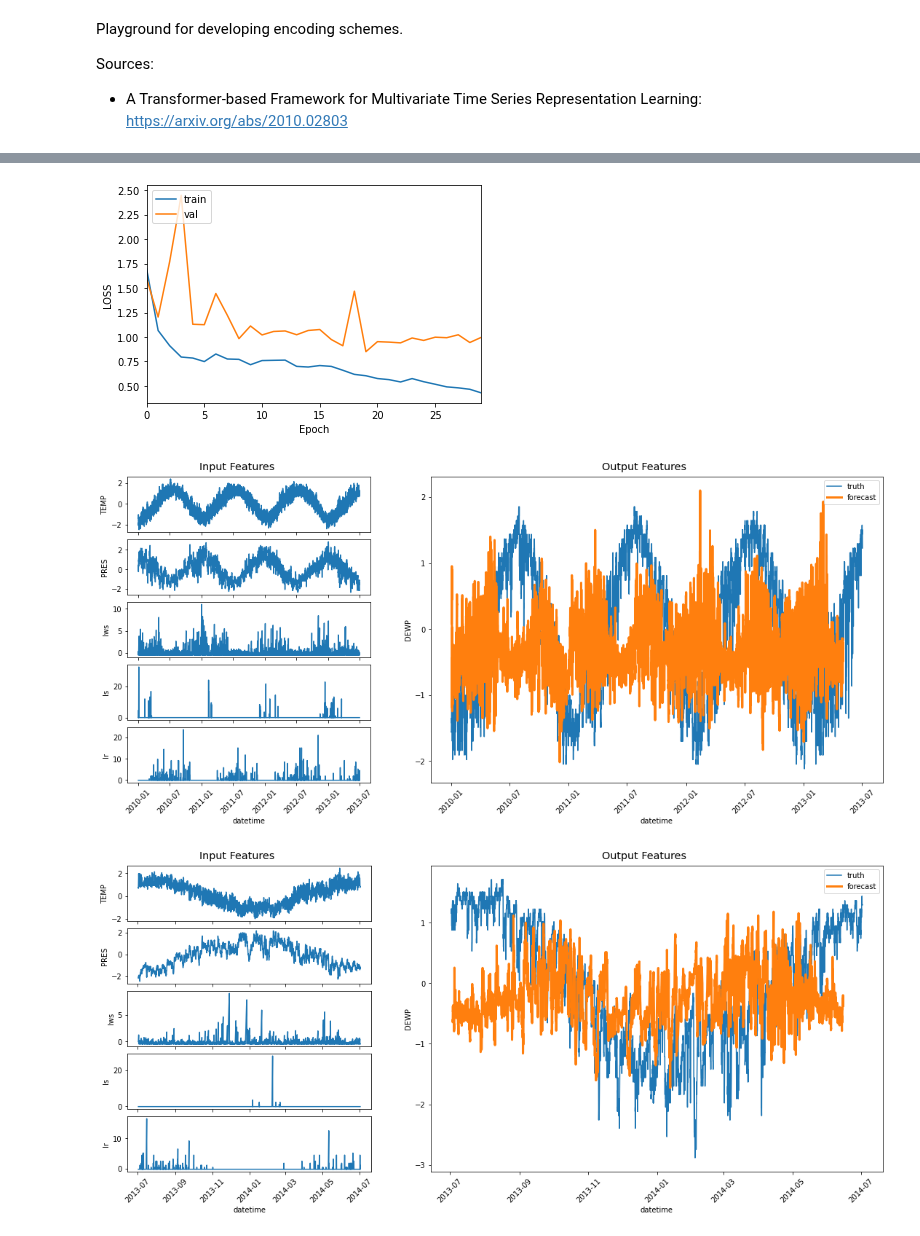
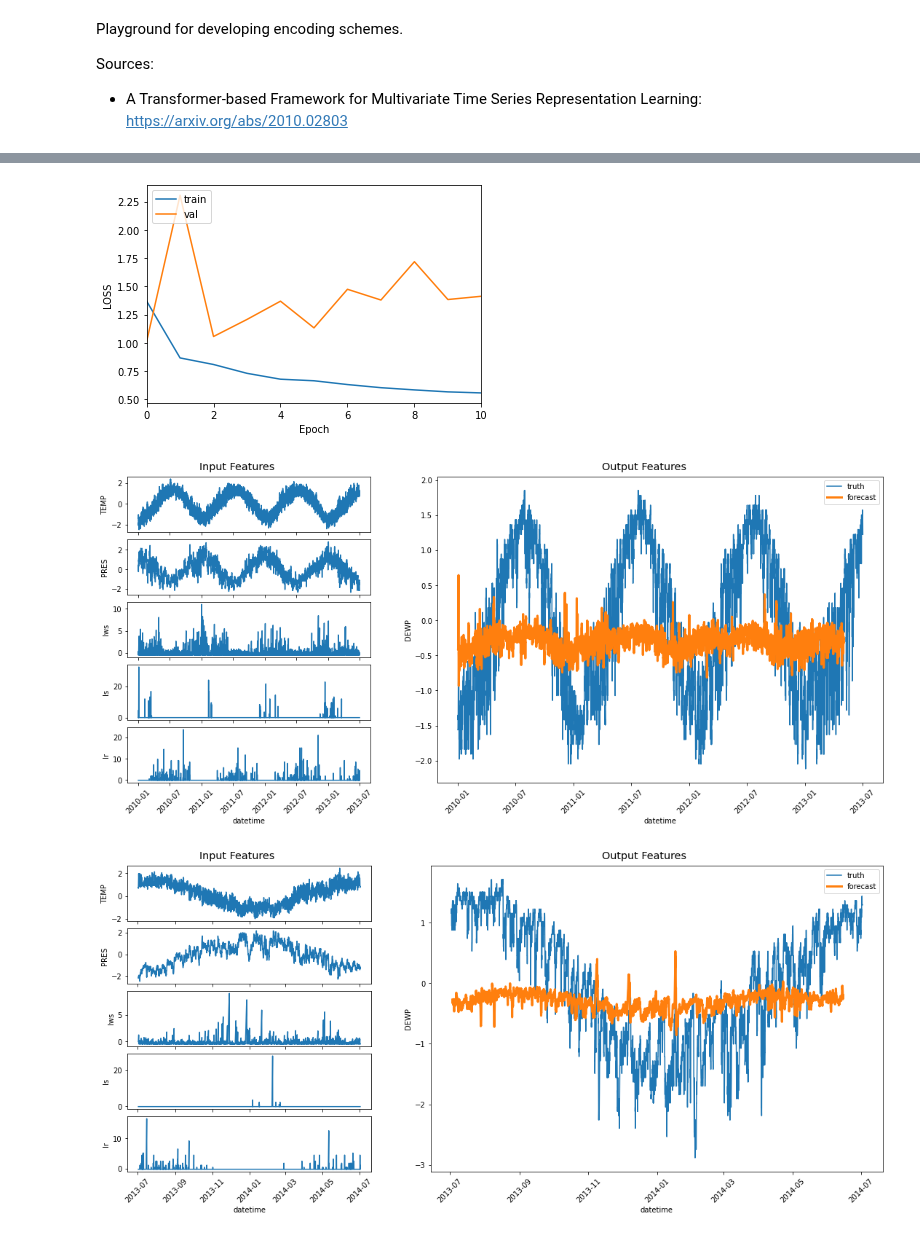
Before and after one commit to news-vt/makassar-ml, a Jupyter notebook: jupyter/encoding.ipynb, the cells around one changed output, grey strips where cells are left out. Cells and saved outputs as stored; diff of their text form; code cells hidden in the pictures.

Commit message:
wip: Training with latest Time2Vec updates

```diff
--- a/jupyter/encoding.ipynb
+++ b/jupyter/encoding.ipynb
@@ -44,7 +44,7 @@ KERAS_TUNER_PATH.mkdir(parents=True, exist_ok=True)
 # %%
 # Define data and training parameters.
 epochs = 50
-in_seq_len = 30
+in_seq_len = 24
 out_seq_len = 1
 shift = 1
 split = (0.7,0.2,0.1)
@@ -52,8 +52,10 @@ split = (0.7,0.2,0.1)
 # in_feat = ['year','month','day','hour','DEWP']
 # in_feat = ['DEWP']
 in_feat = ['TEMP','PRES','Iws','Is','Ir']
+# in_feat = ['DEWP','TEMP','PRES','Iws','Is','Ir']
 # in_feat = ['year','month','day','hour','TEMP','Iws','Is','Ir']
 out_feat = ['DEWP']
+# out_feat = ['pm2.5']
 # out_feat = ['DEWP', 'PRES']
 batch_size = 128
 shuffle = False
@@ -77,7 +79,8 @@ del dataset_train # Free memory.
 
 
 # Create learning rate schedule.
-n_steps = epochs*batches
+# n_steps = epochs*batches
+n_steps = 10*batches
 lr_schedule = ml.schedules.LinearWarmupLearningRateScheduleWrapper(
     keras.experimental.CosineDecay
     )(
@@ -112,8 +115,10 @@ def build_model_func() -> keras.Model:
         in_feat=len(in_feat),
         out_feat=len(out_feat),
         fc_units=[64,64],
-        embed_dim=128,
-        n_heads=16,
+        # embed_dim=128,
+        embed_dim=64,
+        # n_heads=16,
+        n_heads=8,
         ff_dim=256,
         dropout=0.1,
         n_encoders=3,
@@ -122,8 +127,9 @@ def build_model_func() -> keras.Model:
     # Build model.
     inp = keras.Input(shape=(hparams['in_seq_len'], hparams['in_feat']))
     x = inp
-    x = ml.layers.LinearEmbedding2D(embed_dim=hparams['embed_dim'])(x)
-    x = ml.layers.LinearEncoding2D()(x)
+    # x = ml.layers.LinearEmbedding2D(embed_dim=hparams['embed_dim'])(x)
+    # # x = ml.layers.LinearEncoding2D()(x) # Positional encoding.
+    x = ml.layers.Time2Vec(embed_dim=hparams['embed_dim'])(x) # Positional encoding.
     for _ in range(hparams['n_encoders']):
         x = ml.layers.TransformerEncoderLayer(
             model_dim=hparams['embed_dim'],
@@ -137,10 +143,10 @@ def build_model_func() -> keras.Model:
     # # x = keras.layers.GlobalAvgPool1D(data_format='channels_first')(x) # shape=(in_seq_len,)
     # x = keras.layers.GlobalAvgPool1D(data_format='channels_last')(x) # shape=(in_seq_len,)
     # x = keras.layers.Dropout(rate=hparams['dropout'])(x)
-    x = keras.layers.Flatten(data_format='channels_last')(x)
+    x = keras.layers.Flatten(data_format='channels_last')(x) # Flatten to 1D (in_seq_len*embed_dim,)
     # # Fully-connected network before classifier.
     # for units in hparams['fc_units']:
-    #     x = keras.layers.Dense(units=units, activation='relu')(x)
+    #     x = keras.layers.Dense(units=units, activation='linear')(x)
     #     x = keras.layers.Dropout(rate=hparams['dropout'])(x)
     # Classifier.
     x = keras.layers.Dense(units=hparams['out_feat'], activation='linear')(x)
@@ -179,6 +185,7 @@ model, hist, met = ml.training.train_evaluate_for_dataset(
     epochs=epochs,
     checkpoint_root=CHECKPOINT_ROOT,
 )
+model.summary()
 
 # Plot train/val performance.
 for key in compile_params['metrics']+['loss']:
@@ -274,3 +281,3 @@ test_pred.shape=(4146, 1)
-[figure, old version]
+[figure, new version]
-[figure, old version]
+[figure, new version]
-[figure, old version]
+[figure, new version]
```
Also changed, not shown: parts of 3 cells of this notebook.
